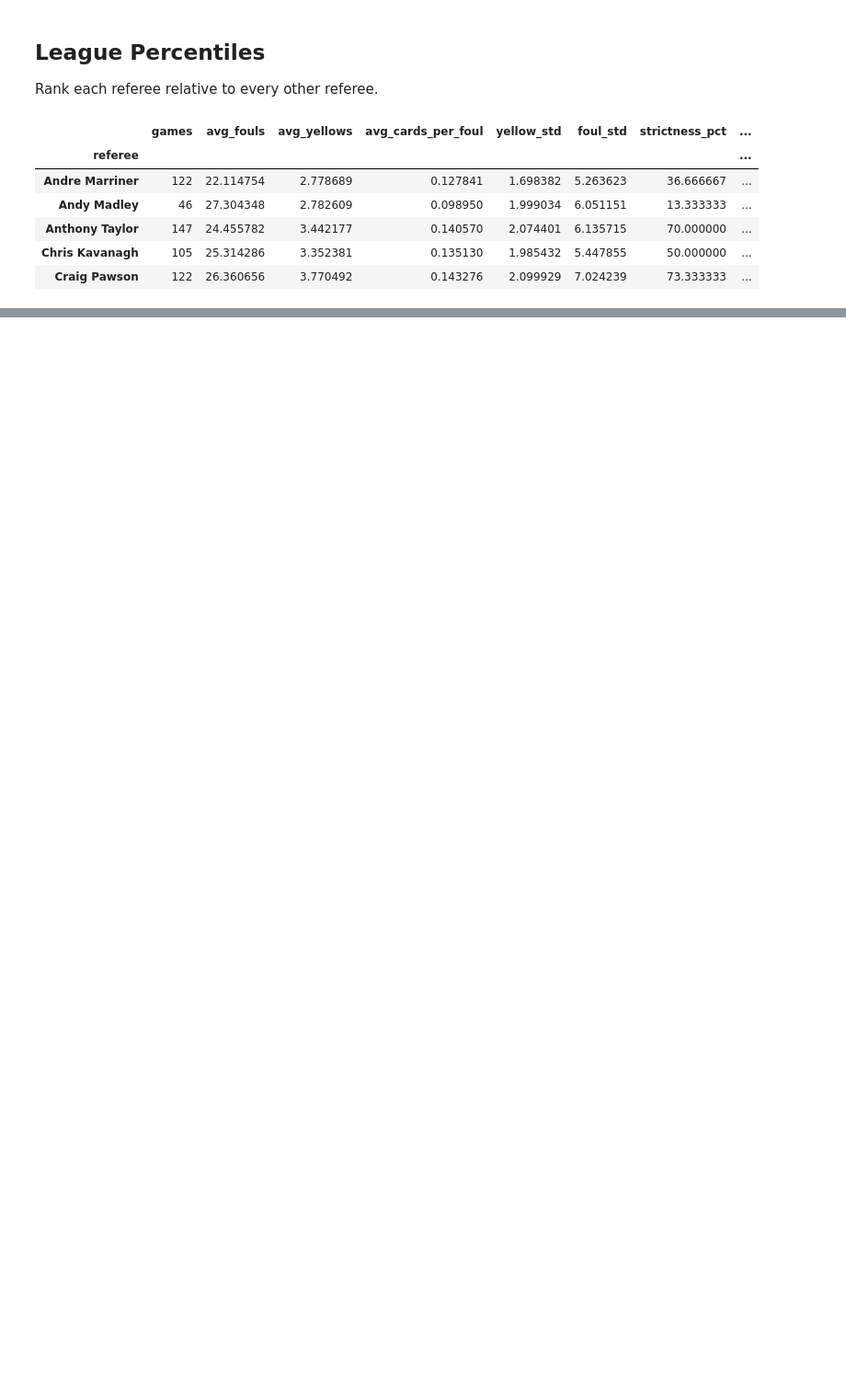
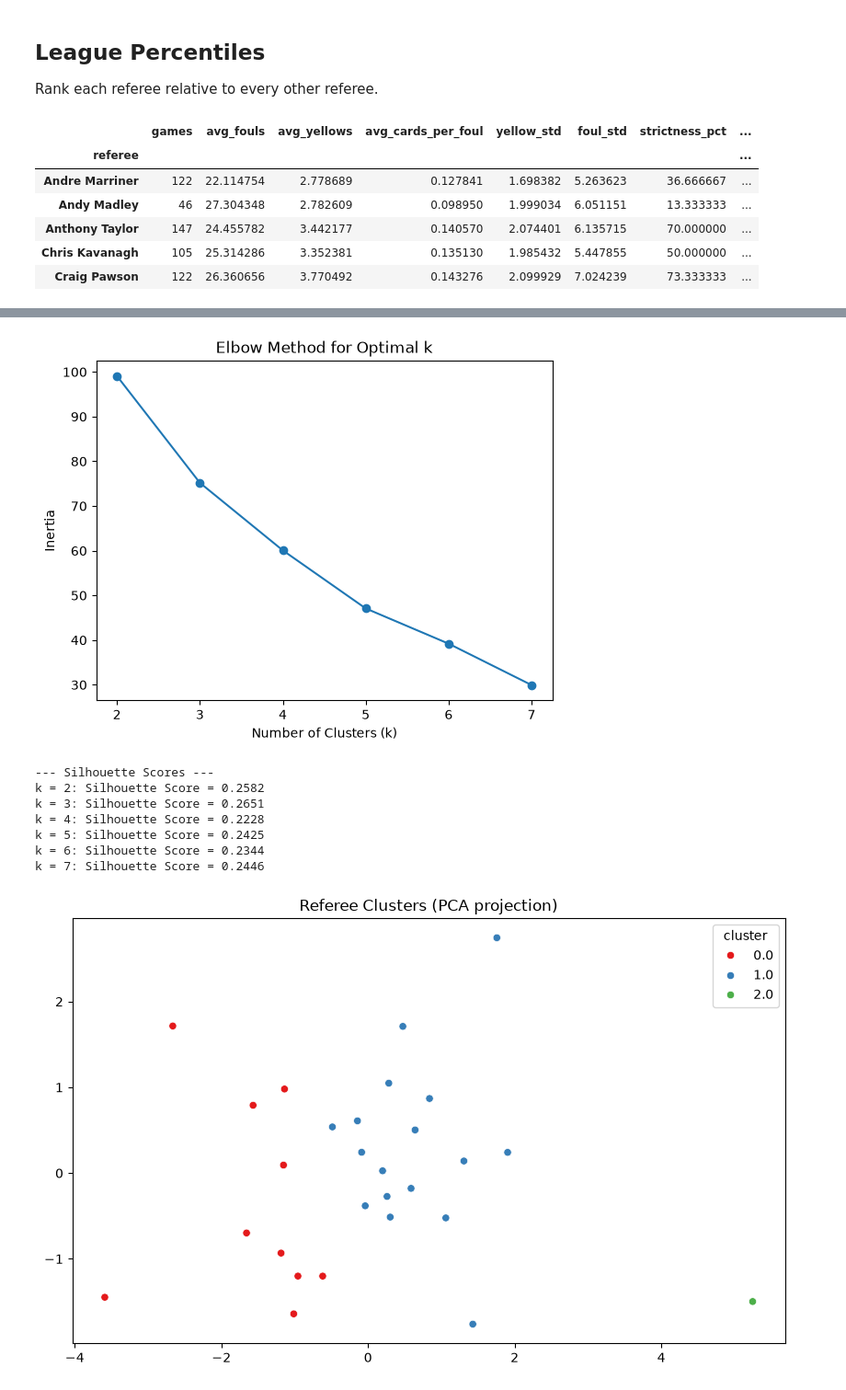
Before and after one commit to dazzelry/ref-analysis, a Jupyter notebook: notebooks/exploration.ipynb, the cells around one changed output, grey strips where cells are left out. Shown at 92% size. Saved outputs shown, nothing was run; the diff lists cells and outputs as text; code cells hidden in the pictures; blank space fills up the shorter version.

Commit message:
added clustering for referee archetypes

```diff
--- a/notebooks/exploration.ipynb
+++ b/notebooks/exploration.ipynb
@@ -310,0 +325,71 @@ df[["referee", "date", "total_fouls", "total_yellows", "rolling_yellows", "rolli
+# %%
+from sklearn.preprocessing import StandardScaler
+from sklearn.cluster import KMeans
+import matplotlib.pyplot as plt
+from sklearn.metrics import silhouette_score
+from sklearn.decomposition import PCA
+import seaborn as sns
+
+#select features for clustering + scale them
+
+cluster_features = ["avg_fouls", "avg_yellows", "avg_cards_per_foul", "yellow_std", "foul_std"]
+x_cluster = referee_profiles[cluster_features].dropna()
+
+scaler = StandardScaler()
+x_scaled = scaler.fit_transform(x_cluster)
+
+# find reasonable k with elbow method
+
+intertias = []
+k_range = range(2, 8)
+for k in k_range:
+    km = KMeans(n_clusters=k, random_state=42, n_init=10)
+    km.fit(x_scaled)
+    intertias.append(km.inertia_)
+
+# plot the elbow curve
+plt.plot(k_range, intertias, marker='o')
+plt.xlabel('Number of Clusters (k)')
+plt.ylabel('Inertia')
+plt.title('Elbow Method for Optimal k')
+plt.show()
+
+# 4 calculate sillhousette scores
+print("--- Silhouette Scores ---")
+for k in k_range:
+    km = KMeans(n_clusters=k, random_state=42, n_init=10)
+    labels = km.fit_predict(x_scaled)
+    score = silhouette_score(x_scaled, labels)
+    print(f"k = {k}: Silhouette Score = {score:.4f}")
+
+# fit final model with k=3
+k = 3
+kmeans = KMeans(n_clusters=k, random_state=42, n_init=10)
+referee_profiles.loc[x_cluster.index, "cluster"] = kmeans.fit_predict(x_scaled)
+
+# visualize clusters
+pca = PCA(n_components=2)
+components = pca.fit_transform(x_scaled)
+
+plt.figure(figsize=(10, 6))
+sns.scatterplot(x=components[:, 0], y=components[:, 1], hue=referee_profiles.loc[x_cluster.index, "cluster"], palette="Set1")
+plt.title("Referee Clusters (PCA projection)")
+plt.show()
+
+referee_profiles.groupby("cluster")[cluster_features].mean()
+
+referee_profiles.to_csv("../data/referee_profiles.csv", index=False)
+
+for cluster, group in referee_profiles.groupby("cluster"):
+    print(f"\n--- Cluster {int(cluster)} ({len(group)} referees) ---")
+    print(", ".join(group.index))
+# %% [output]
+[figure, added]
+--- Silhouette Scores ---
+k = 2: Silhouette Score = 0.2582
+k = 3: Silhouette Score = 0.2651
+k = 4: Silhouette Score = 0.2228
+k = 5: Silhouette Score = 0.2425
+k = 6: Silhouette Score = 0.2344
+k = 7: Silhouette Score = 0.2446
+[figure, added]
```
Also changed, not shown: parts of 3 cells of this notebook, 1 other file.
